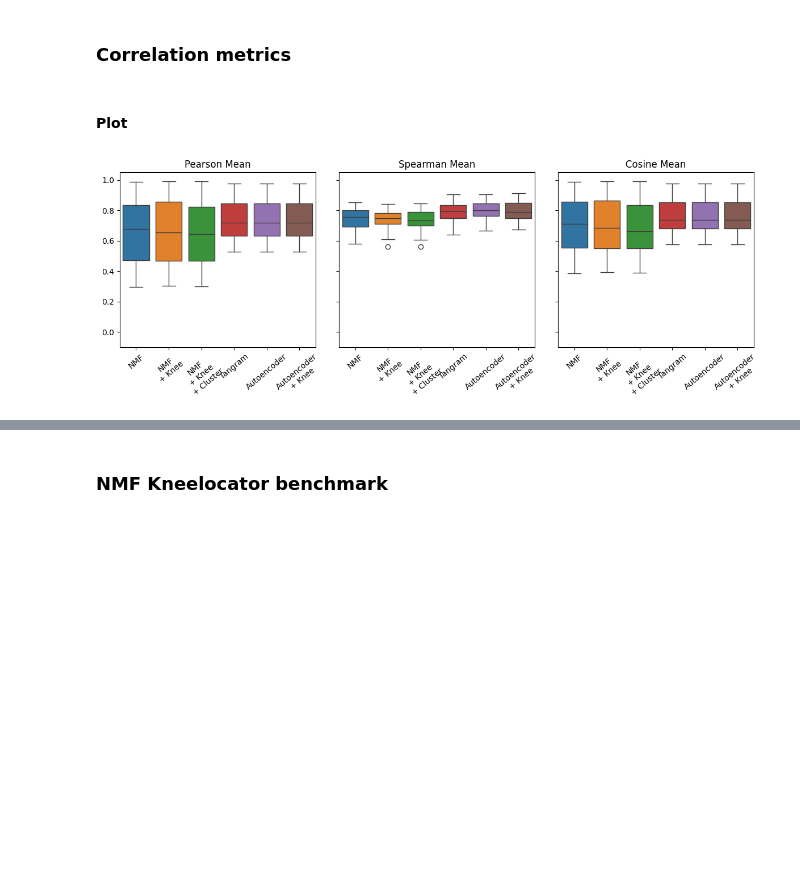
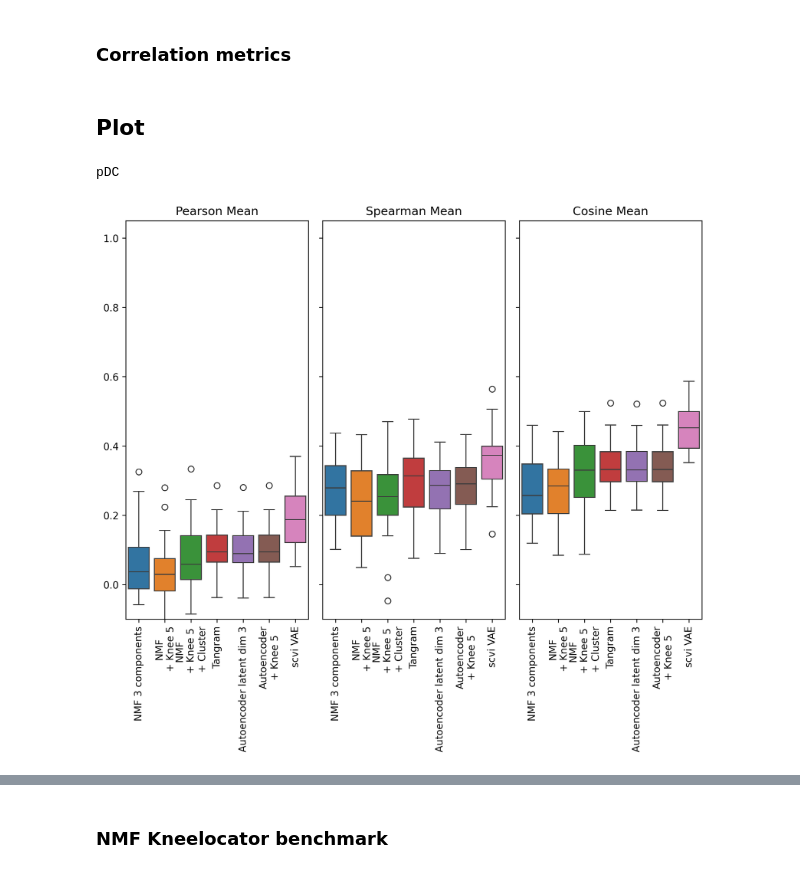
Before and after one commit to egerc/spatial_transcript_inference, a Jupyter notebook: benchmarking_different_predictors.ipynb, the cells around one changed output, grey strips where cells are left out. Drawn from its saved outputs; the diff is of its cells as text; code cells hidden in the pictures; blank space fills up the shorter version.

```diff
--- a/benchmarking_different_predictors.ipynb
+++ b/benchmarking_different_predictors.ipynb
@@ -593,9 +633,9 @@ results["Tangram"] = benchmark_gene_predictor(adata_sp, benchmarking_genes, 40,
 # %% [markdown]
 ### Autoencoder
 # %%
-@disk_cache(Path("data/cache/benchmarking_different_predictors/"))
+@disk_cache(Path("data/cache/benchmarking_different_predictors/train_autoencoder/"))
 def train_autoencoder(Y, latent_dim: int):
-    model = Model(len(shared_genes), 3, len(shared_genes))
+    model = Model(len(shared_genes), latent_dim, len(shared_genes))
     for _ in tqdm(range(500)):
         Y_pred = model(Y)
         dY = 2 * (Y_pred - Y) / \
@@ -604,8 +644,8 @@ def train_autoencoder(Y, latent_dim: int):
         model.update_parameters(lr=0.01)
     return model
 # %%
-Y = adata_sc[:, shared_genes].X.toarray()
-model: Model = train_autoencoder(Y, 3)
+Y = adata_sc[:, shared_genes].X
+model: Model = train_autoencoder(Y, n_components)
 
 autoencoder_predictor = lambda adata_query, compidx, subidx: \
     ReLU(
@@ -619,9 +659,9 @@ autoencoder_predictor = lambda adata_query, compidx, subidx: \
 #        adata_query[:, shared_genes].X
 #    )[:, pd.Index(shared_genes).get_indexer(compidx)])
 
-results["Autoencoder"] = benchmark_gene_predictor(adata_sp, benchmarking_genes, 40, autoencoder_predictor)
+results[f"Autoencoder latent dim {n_components}"] = benchmark_gene_predictor(adata_sp, benchmarking_genes, 40, autoencoder_predictor)
 # %%
-Y = adata_sc[:, shared_genes].X.toarray()
+Y = adata_sc[:, shared_genes].X
 if knee is None:
     raise ValueError("Knee not found")
 model: Model = train_autoencoder(Y, knee)
@@ -638,7 +678,7 @@ autoencoder_predictor = lambda adata_query, compidx, subidx: \
 #        adata_query[:, shared_genes].X
 #    )[:, pd.Index(shared_genes).get_indexer(compidx)])
 
-results["Autoencoder\n+ Knee"] = benchmark_gene_predictor(adata_sp, benchmarking_genes, 40, autoencoder_predictor)
+results[f"Autoencoder\n+ Knee {knee}"] = benchmark_gene_predictor(adata_sp, benchmarking_genes, 40, autoencoder_predictor)
 # %% [markdown]
 ### NN Predictor
 # %%
@@ -650,3 +690,23 @@ results["Autoencoder\n+ Knee"] = benchmark_gene_predictor(adata_sp, benchmarking
 #        model.backward(dY)
 #        model.update_parameters(lr=0.01)
 #    return model(adata_query[:, subidx].X)
+# %%
+@disk_cache(Path("data/cache/benchmarking_different_predictors/train_scvi/"))
+def train_scvi(adata: AnnData) -> SCVI:
+    adata = adata.copy()
+    scvi.model.SCVI.setup_anndata(adata)
+    model = scvi.model.SCVI(adata)
+    model.train(accelerator="mps")
+    return model
+
+scvi_vae: SCVI = train_scvi(adata_sc[:, shared_genes])
+
+def scvi_VAE_predictor(
+    adata_query,
+    compidx,
+    subidx
+):
+    output = scvi_vae.get_normalized_expression(adata_query[:, shared_genes].copy())
+    return output[compidx].values
+
+results[f"scvi VAE"] = benchmark_gene_predictor(adata_sp, benchmarking_genes, 40, scvi_VAE_predictor)
@@ -731,30 +821,34 @@ cosine_log_genes = transform_correlation_func(
     lambda x: np.log(x + 1e-3)
 )
 # %% [markdown]
-#### Plot
+## Plot
+# %%
+print(celltype)
+# %% [output]
+pDC
 # %%
 correlation_functions = {
     "Pearson Mean": pearsonr_mean,
     #"Pearson Log Mean": pearsonr_log_mean,
     "Spearman Mean": spearmanr_mean,
     "Cosine Mean": cosine_mean,
     #"Cosine Log Mean": cosine_log_mean,
 }
 
 
-fig, axes = plt.subplots(1, len(correlation_functions), figsize=(2/3 * len(results) * len(correlation_functions), 4.5), dpi=100, sharey=True)
+fig, axes = plt.subplots(1, len(correlation_functions), figsize=(2/4.8 * len(results) * len(correlation_functions), 8), dpi=300, sharey=True)
 
 for ax, (name, func) in zip(axes, correlation_functions.items()):
     data = {method: [reconstruction_result.compute_correlation(func) for reconstruction_result in result] for method, result in results.items()}
     sns.boxplot(data=data, ax=ax)
     ax.set_title(name)
-    ax.set_xticklabels(ax.get_xticklabels(), rotation=40)
+    ax.set_xticklabels(ax.get_xticklabels(), rotation=90)
 
 plt.ylim(-0.1, 1.05)
 plt.tight_layout()
 plt.show()
 # %% [output]
-[figure, old version]
+[figure, new version]
 # %%
 correlation_functions = {
     "Pearson Cells": pearsonr_cells,
```
Also changed, not shown: parts of 16 cells of this notebook.
